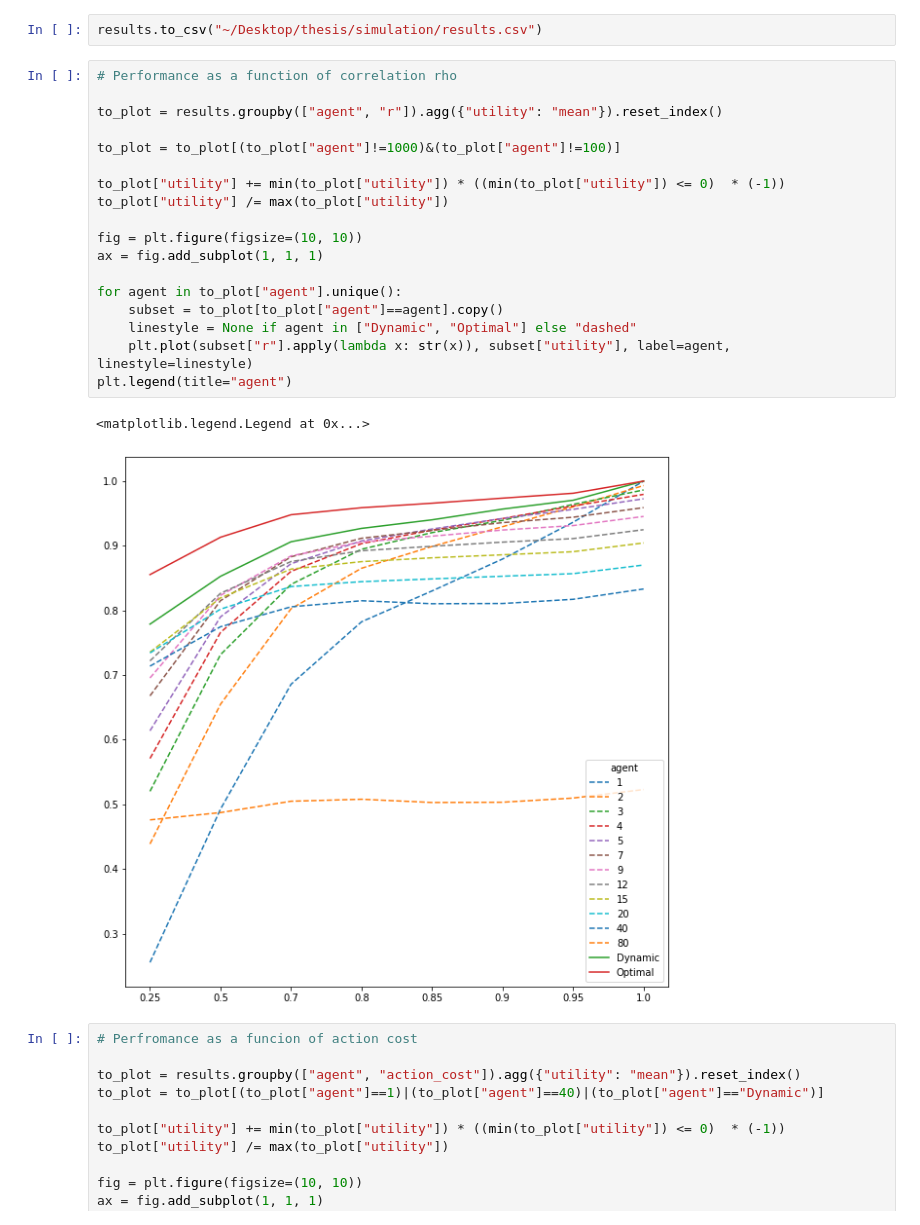
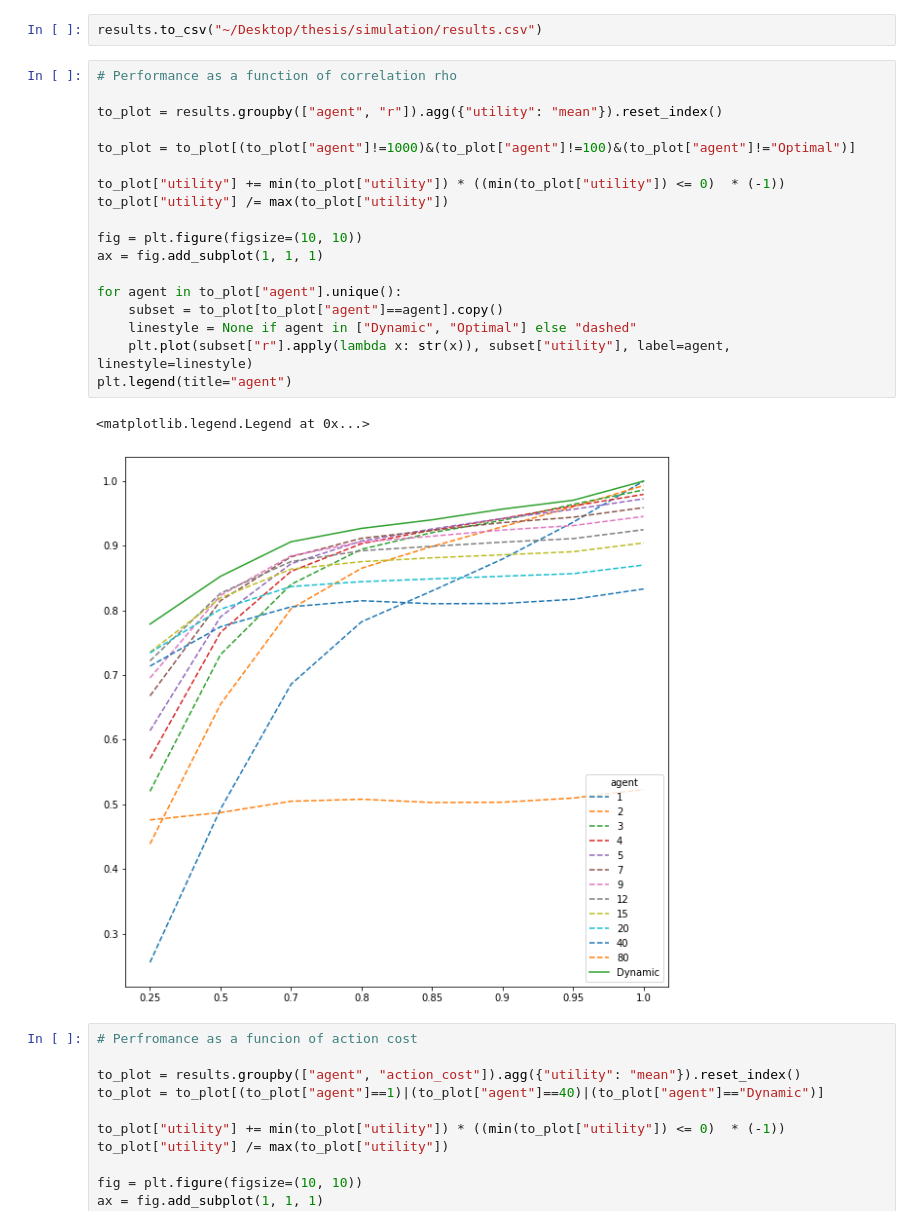
Before and after one commit to jonasalexander/thesis, a Jupyter notebook: simulation/thesis_final.ipynb, the cells around one changed output. Cells and saved outputs as stored; diff of their text form.

```diff
--- a/simulation/thesis_final.ipynb
+++ b/simulation/thesis_final.ipynb
@@ -148,24 +148,24 @@ results.to_csv("~/Desktop/thesis/simulation/results.csv")
 # %%
 # Performance as a function of correlation rho
 
 to_plot = results.groupby(["agent", "r"]).agg({"utility": "mean"}).reset_index()
 
-to_plot = to_plot[(to_plot["agent"]!=1000)&(to_plot["agent"]!=100)]
+to_plot = to_plot[(to_plot["agent"]!=1000)&(to_plot["agent"]!=100)&(to_plot["agent"]!="Optimal")]
 
 to_plot["utility"] += min(to_plot["utility"]) * ((min(to_plot["utility"]) <= 0)  * (-1))
 to_plot["utility"] /= max(to_plot["utility"])
 
 fig = plt.figure(figsize=(10, 10))
 ax = fig.add_subplot(1, 1, 1)
 
 for agent in to_plot["agent"].unique():
     subset = to_plot[to_plot["agent"]==agent].copy()
     linestyle = None if agent in ["Dynamic", "Optimal"] else "dashed"
     plt.plot(subset["r"].apply(lambda x: str(x)), subset["utility"], label=agent, linestyle=linestyle)
 plt.legend(title="agent")
 # %% [output]
 <matplotlib.legend.Legend at 0x...>
-[figure, old version]
+[figure, new version]
 # %%
 # Perfromance as a funcion of action cost
 
```
Also changed, not shown: parts of 6 cells of this notebook, 1 other file.
